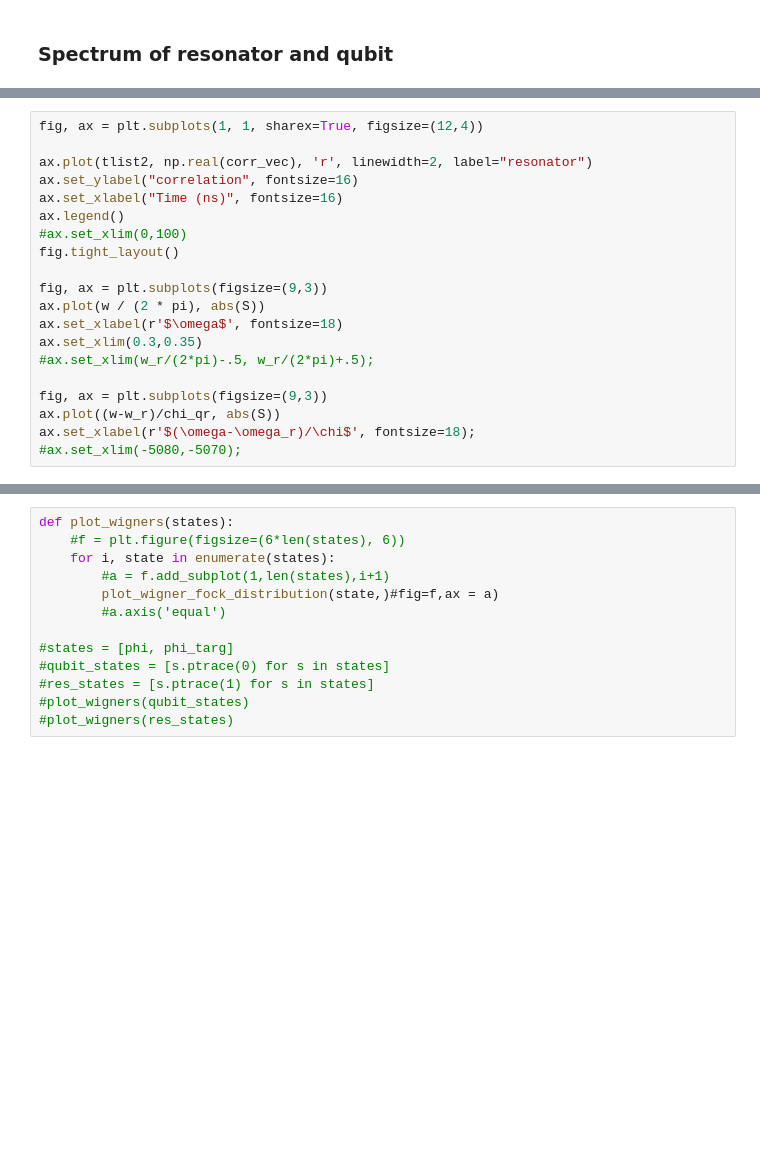
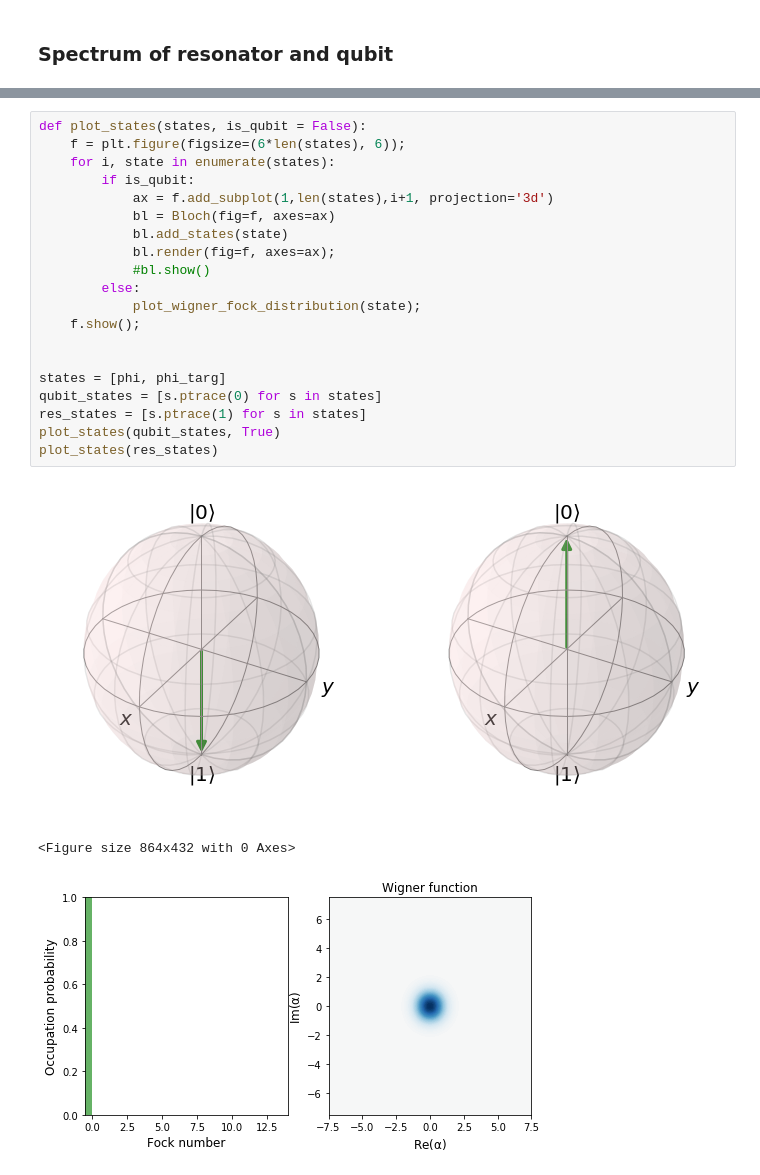
Before and after one commit to JohanWinther/cat-state-encoding, a Jupyter notebook: cat-state-encoding.ipynb, the cells around one changed output, grey strips where cells are left out. Drawn from its saved outputs; the diff is of its cells as text; blank space fills up the shorter version.

```diff
--- a/cat-state-encoding.ipynb
+++ b/cat-state-encoding.ipynb
@@ -218,20 +229,0 @@ print(elapsed)
-# %%
-fig, ax = plt.subplots(1, 1, sharex=True, figsize=(12,4))
-
-ax.plot(tlist2, np.real(corr_vec), 'r', linewidth=2, label="resonator")
-ax.set_ylabel("correlation", fontsize=16)
-ax.set_xlabel("Time (ns)", fontsize=16)
-ax.legend()
-#ax.set_xlim(0,100)
-fig.tight_layout()
-
-fig, ax = plt.subplots(figsize=(9,3))
-ax.plot(w / (2 * pi), abs(S))
-ax.set_xlabel(r'$\omega$', fontsize=18)
-ax.set_xlim(0.3,0.35)
-#ax.set_xlim(w_r/(2*pi)-.5, w_r/(2*pi)+.5);
-
-fig, ax = plt.subplots(figsize=(9,3))
-ax.plot((w-w_r)/chi_qr, abs(S))
-ax.set_xlabel(r'$(\omega-\omega_r)/\chi$', fontsize=18);
-#ax.set_xlim(-5080,-5070);
@@ -238,13 +259,24 @@ ax.set_xlabel(r'$(\omega-\omega_r)/\chi$', fontsize=18);
 # %%
-def plot_wigners(states):
-    #f = plt.figure(figsize=(6*len(states), 6))
+def plot_states(states, is_qubit = False):
+    f = plt.figure(figsize=(6*len(states), 6));
     for i, state in enumerate(states):
-        #a = f.add_subplot(1,len(states),i+1)
-        plot_wigner_fock_distribution(state,)#fig=f,ax = a)
-        #a.axis('equal')
+        if is_qubit:
+            ax = f.add_subplot(1,len(states),i+1, projection='3d')
+            bl = Bloch(fig=f, axes=ax)
+            bl.add_states(state)
+            bl.render(fig=f, axes=ax);
+            #bl.show()
+        else:
+            plot_wigner_fock_distribution(state);
+    f.show();
 
-#states = [phi, phi_targ]
-#qubit_states = [s.ptrace(0) for s in states]
-#res_states = [s.ptrace(1) for s in states]
-#plot_wigners(qubit_states)
-#plot_wigners(res_states)
+
+states = [phi, phi_targ]
+qubit_states = [s.ptrace(0) for s in states]
+res_states = [s.ptrace(1) for s in states]
+plot_states(qubit_states, True)
+plot_states(res_states)
+# %% [output]
+[figure, added]
+<Figure size 864x432 with 0 Axes>
+[figure, added]
```
Also changed, not shown: parts of 18 cells of this notebook, 2 other files.
